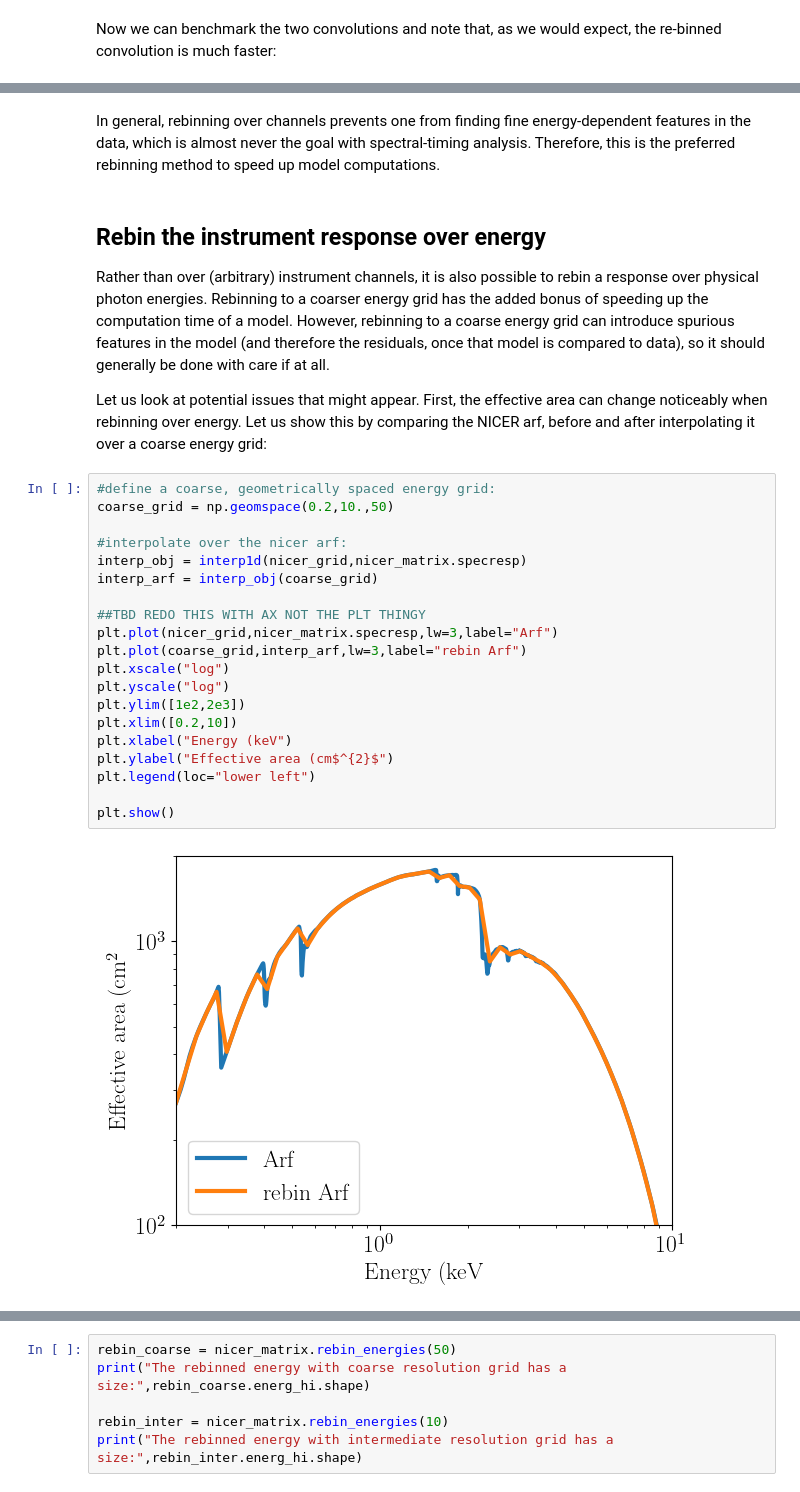
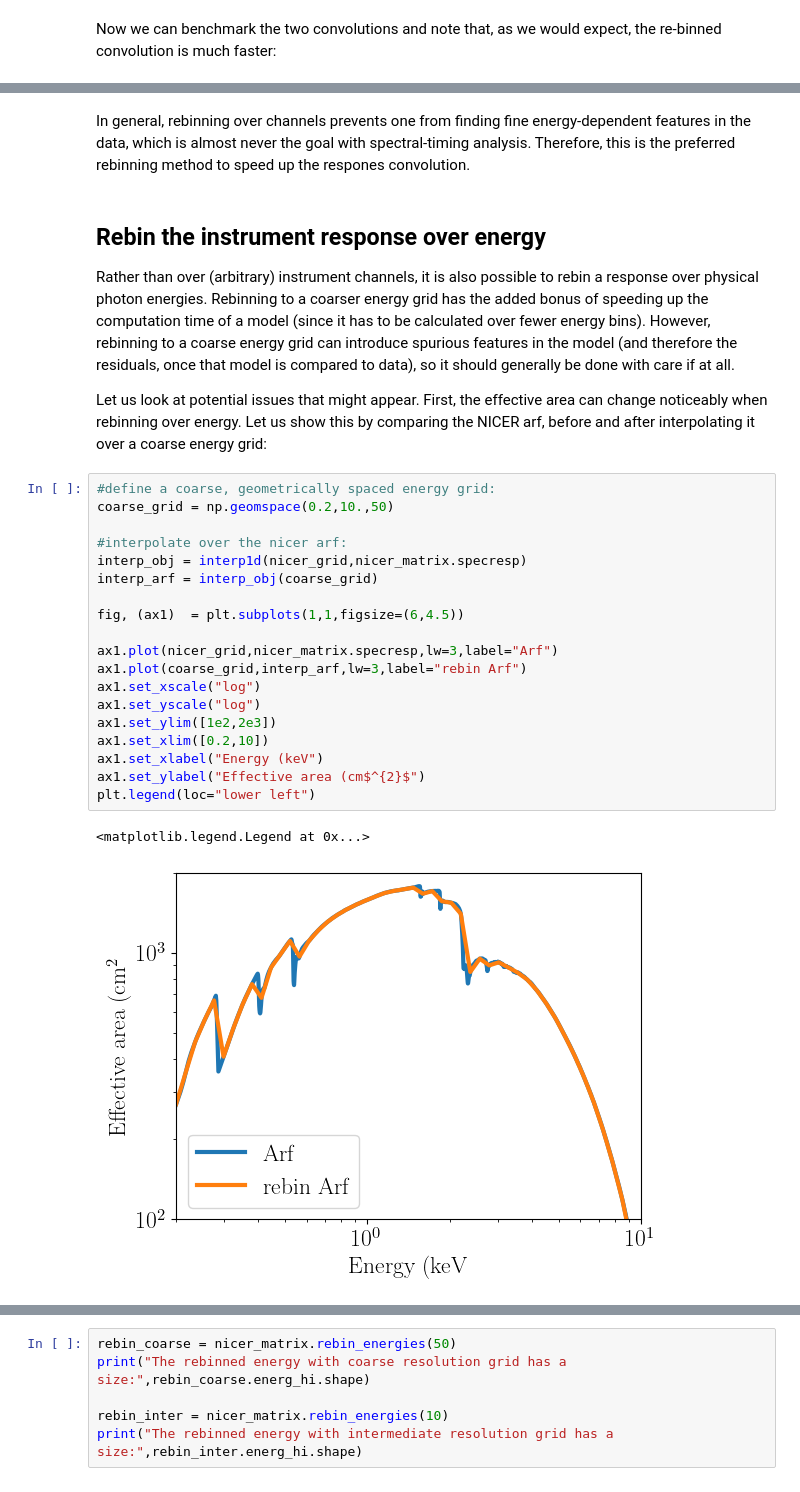
Before and after one commit to matteolucchini1/nDspec, a Jupyter notebook: docs/response_optimization.ipynb, the cells around one changed output, grey strips where cells are left out. Drawn from its saved outputs; the diff is of its cells as text.

Commit message:
Finalized response docs

```diff
--- a/docs/response_optimization.ipynb
+++ b/docs/response_optimization.ipynb
@@ -114,31 +116,31 @@ Channel rebinning convolution runtime:
 # %% [markdown]
-In general, rebinning over channels prevents one from finding fine energy-dependent features in the data, which is almost never the goal with spectral-timing analysis. Therefore, this is the preferred rebinning method to speed up model computations.
+In general, rebinning over channels prevents one from finding fine energy-dependent features in the data, which is almost never the goal with spectral-timing analysis. Therefore, this is the preferred rebinning method to speed up the respones convolution.
 # %% [markdown]
 ## Rebin the instrument response over energy
 
-Rather than over (arbitrary) instrument channels, it is also possible to rebin a response over physical photon energies. Rebinning to a coarser energy grid has the added bonus of speeding up the computation time of a model. However, rebinning to a coarse energy grid can introduce spurious features in the model (and therefore the residuals, once that model is compared to data), so it should generally be done with care if at all.
+Rather than over (arbitrary) instrument channels, it is also possible to rebin a response over physical photon energies. Rebinning to a coarser energy grid has the added bonus of speeding up the computation time of a model (since it has to be calculated over fewer energy bins). However, rebinning to a coarse energy grid can introduce spurious features in the model (and therefore the residuals, once that model is compared to data), so it should generally be done with care if at all.
 
 Let us look at potential issues that might appear. First, the effective area can change noticeably when rebinning over energy. Let us show this by comparing the NICER arf, before and after interpolating it over a coarse energy grid:
 # %%
 #define a coarse, geometrically spaced energy grid:
 coarse_grid = np.geomspace(0.2,10.,50)
 
 #interpolate over the nicer arf:
 interp_obj = interp1d(nicer_grid,nicer_matrix.specresp)
 interp_arf = interp_obj(coarse_grid)
 
-##TBD REDO THIS WITH AX NOT THE PLT THINGY
-plt.plot(nicer_grid,nicer_matrix.specresp,lw=3,label="Arf")
-plt.plot(coarse_grid,interp_arf,lw=3,label="rebin Arf")
-plt.xscale("log")
-plt.yscale("log")
-plt.ylim([1e2,2e3])
-plt.xlim([0.2,10])
-plt.xlabel("Energy (keV")
-plt.ylabel("Effective area (cm$^{2}$")
+fig, (ax1)  = plt.subplots(1,1,figsize=(6,4.5))
+
+ax1.plot(nicer_grid,nicer_matrix.specresp,lw=3,label="Arf")
+ax1.plot(coarse_grid,interp_arf,lw=3,label="rebin Arf")
+ax1.set_xscale("log")
+ax1.set_yscale("log")
+ax1.set_ylim([1e2,2e3])
+ax1.set_xlim([0.2,10])
+ax1.set_xlabel("Energy (keV")
+ax1.set_ylabel("Effective area (cm$^{2}$")
 plt.legend(loc="lower left")
-
-plt.show()
 # %% [output]
+<matplotlib.legend.Legend at 0x...>
-[figure, old version]
+[figure, new version]
 # %% [markdown]
```
Also changed, not shown: parts of 27 cells of this notebook, 2 other files.
